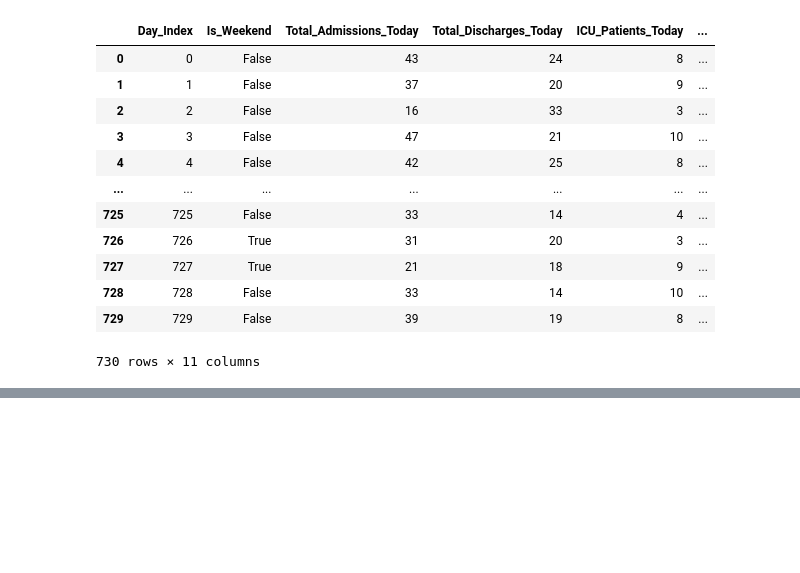
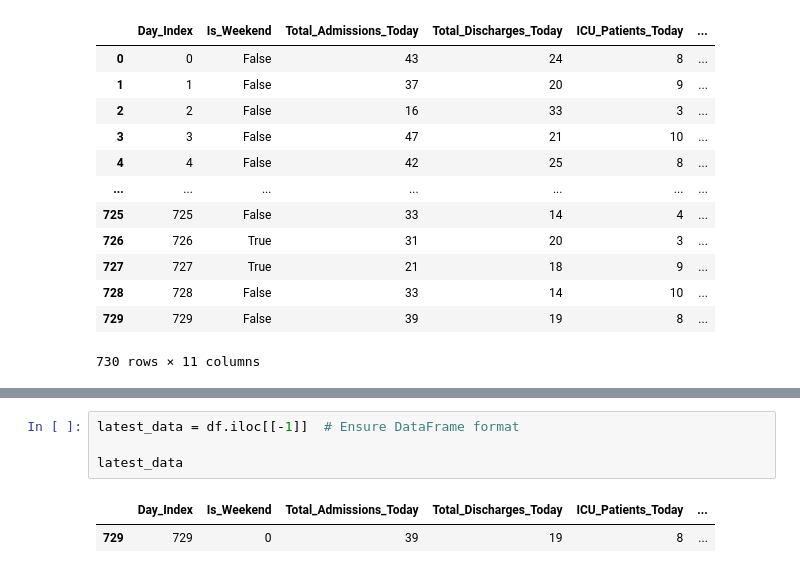
Before and after one commit to HARSHDIPSAHA/APT-project, a Jupyter notebook: predbed/staff prediction.ipynb, the cells around one changed output, grey strips where cells are left out. Cells and saved outputs as stored; diff of their text form; blank space fills up the shorter version.

```diff
--- a/predbed/staff prediction.ipynb
+++ b/predbed/staff prediction.ipynb
@@ -216,0 +394,7 @@ R² Score for Technicians Prediction: -0.3615
+# %%
+latest_data = df.iloc[[-1]]  # Ensure DataFrame format
+
+latest_data
+# %% [output]
+|  | Day_Index | Is_Weekend | Total_Admissions_Today | Total_Discharges_Today | ICU_Patients_Today | ... |
+| 729 | 729 | 0 | 39 | 19 | 8 | ... |
```
Also changed, not shown: parts of 4 cells of this notebook, 4 other files.
